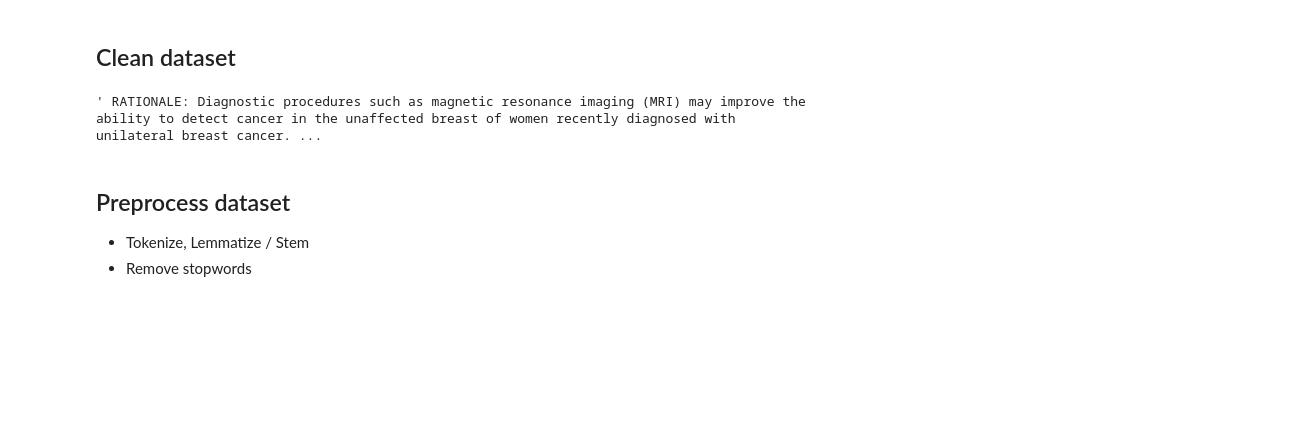
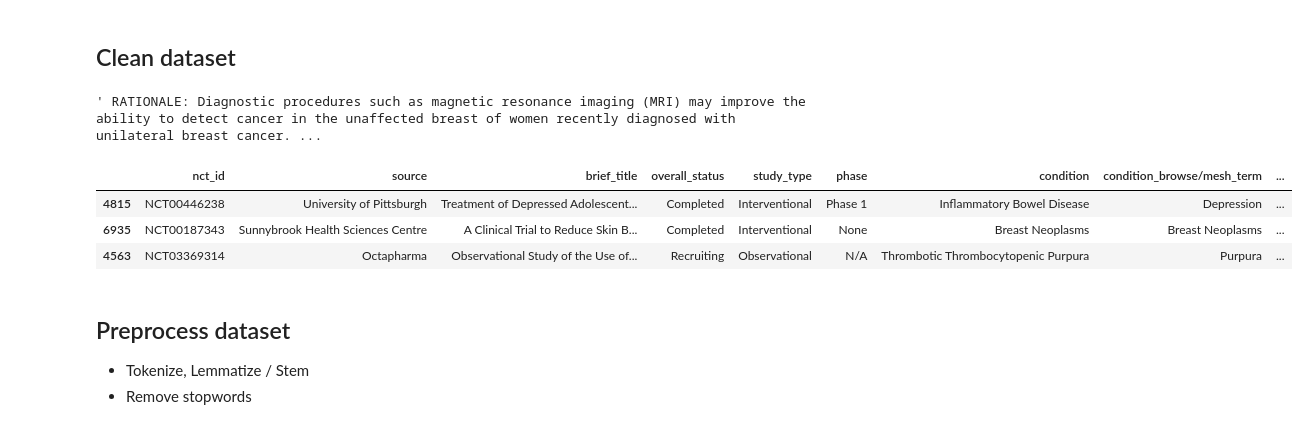
Before and after one commit to cmdelaserna/clinical-trials, a Jupyter notebook: mvp/notebooks/Script 3 - Clean JSON file, preprocess data, export working dataset.ipynb, the cells around one changed output. Saved outputs shown, nothing was run; the diff lists cells and outputs as text; code cells hidden in the pictures; blank space fills up the shorter version.

```diff
--- a/mvp/notebooks/Script 3 - Clean JSON file, preprocess data, export working dataset.ipynb
+++ b/mvp/notebooks/Script 3 - Clean JSON file, preprocess data, export working dataset.ipynb
@@ -71,3 +82,10 @@ df['brief_summary/textblock'][0]
+# %%
+df.sample(3)
+# %% [output]
+|  | nct_id | source | brief_title | overall_status | study_type | phase | condition | condition_browse/mesh_term | ... |
+| 4815 | NCT00446238 | University of Pittsburgh | Treatment of Depressed Adolescent... | Completed | Interventional | Phase 1 | Inflammatory Bowel Disease | Depression | ... |
+| 6935 | NCT00187343 | Sunnybrook Health Sciences Centre | A Clinical Trial to Reduce Skin B... | Completed | Interventional | None | Breast Neoplasms | Breast Neoplasms | ... |
+| 4563 | NCT03369314 | Octapharma | Observational Study of the Use of... | Recruiting | Observational | N/A | Thrombotic Thrombocytopenic Purpura | Purpura | ... |
 # %% [markdown]
 ## Preprocess dataset
 - Tokenize, Lemmatize / Stem
```
Also changed, not shown: parts of 17 cells of this notebook.
